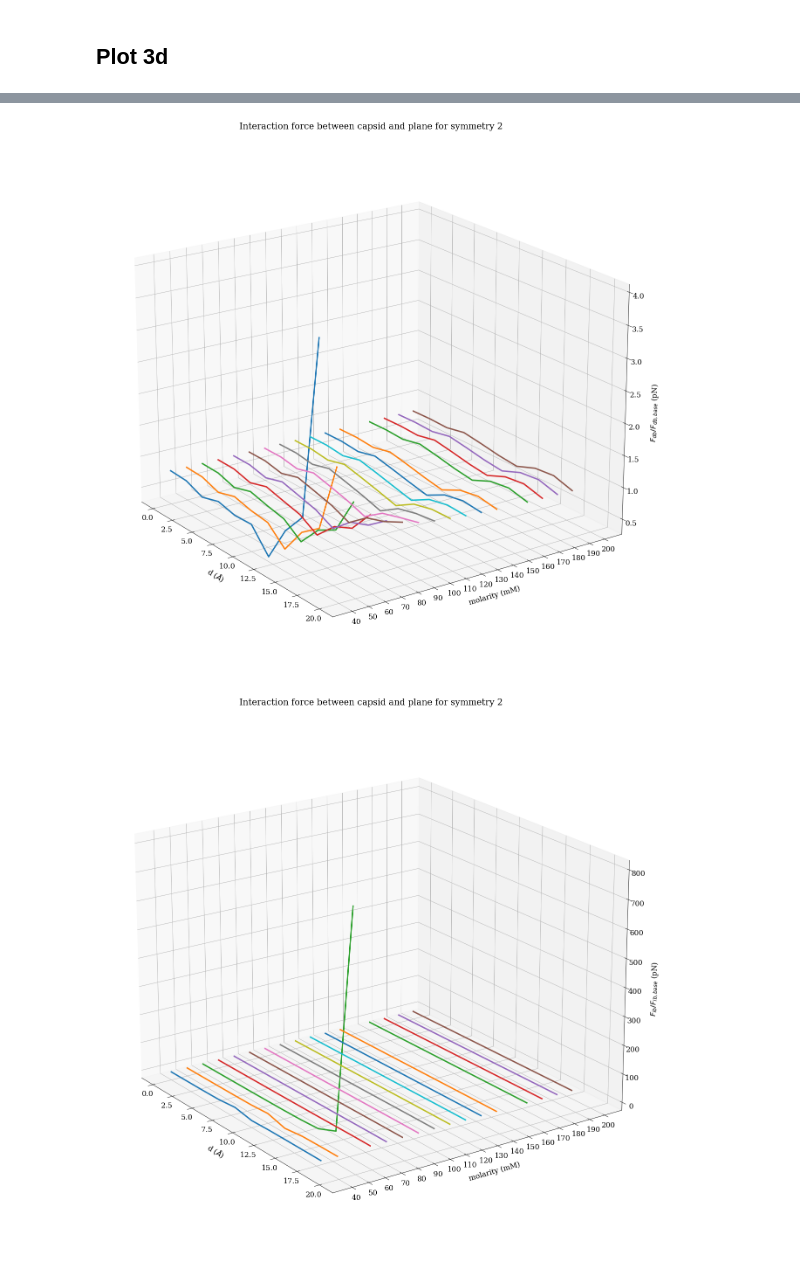
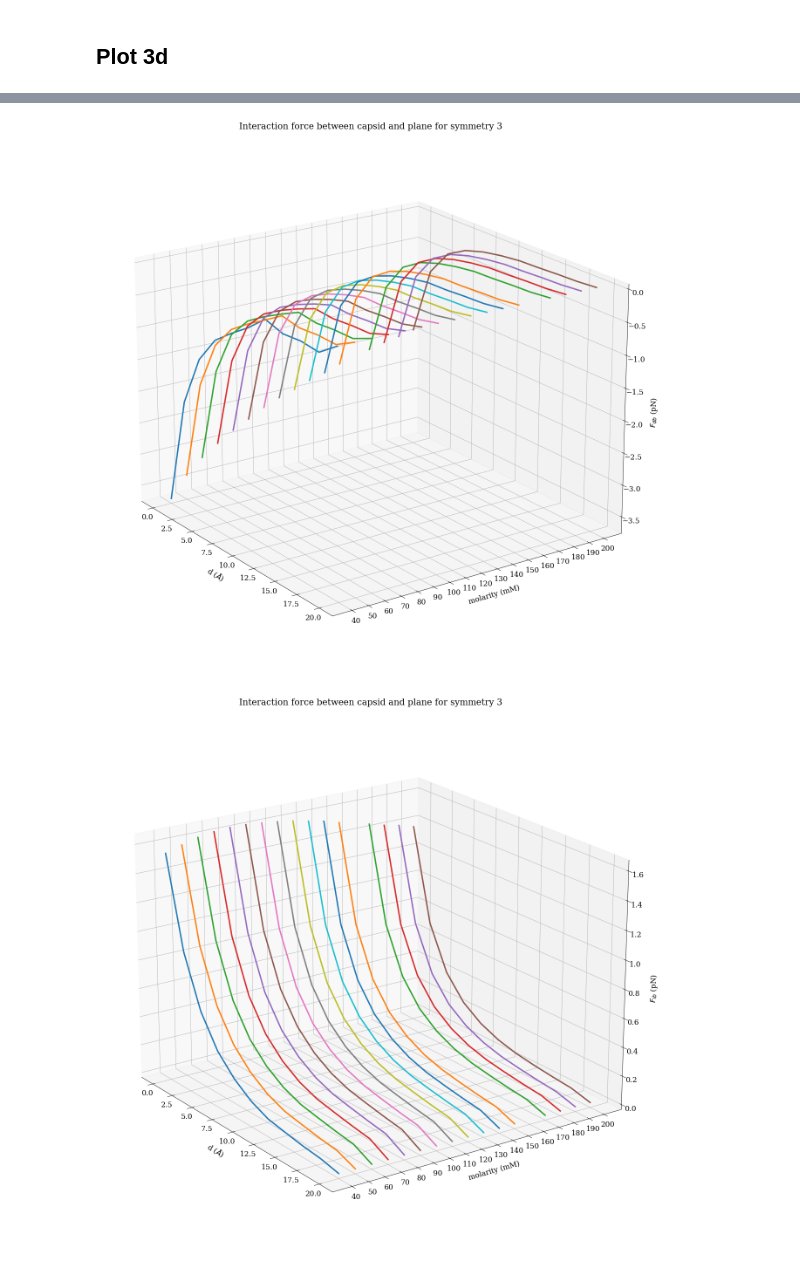
Before and after one commit to iaddison-smith/capsid_folds, a Jupyter notebook: Force_components_afmtip.ipynb, the cells around one changed output, grey strips where cells are left out. Drawn from its saved outputs; the diff is of its cells as text; code cells hidden in the pictures.

```diff
--- a/Force_components_afmtip.ipynb
+++ b/Force_components_afmtip.ipynb
@@ -104,7 +90,7 @@ plt.close()
 # %%
 # Plotting al molar values detected in results folder
 for molar in molar_data:
-    if int(molar) in [40,100,150,200]:
+    if int(molar) not in [160]:
         print('printing interaction force for %d mM' % int(molar))
-        zp.plot_force_components(data_sim_128_560 ,str(molar),sym=12856,fqf_calc=True)
+        zp.plot_force_components(data_sim,str(molar),sym=0,fqf_calc=False)
 # %% [output]
@@ -242,8 +241,8 @@ calculating interaction force for 200 mM
 delta_fqf_sym1,delta_fdb_sym1,delta_fib_sym1, F_bindx_sym1 = dict(), dict(), dict(), dict()
 
 for molar in molar_data[:]:
-    if int(molar) in [160]:
-        continue
+    # if int(molar) in [160]:
+    #     continue
     molar = str(molar)
     print('calculating interaction force for %d mM' % int(molar))
 
@@ -287,8 +286,8 @@ calculating interaction force for 200 mM
 delta_fqf_sym2,delta_fdb_sym2,delta_fib_sym2, F_bindx_sym2 = dict(), dict(), dict(), dict()
 
 for molar in molar_data:
-    if int(molar) in [160]:
-        continue
+    # if int(molar) in [160]:
+    #     continue
     molar = str(molar)
     print('calculating interaction force for %d mM' % int(molar))
 
@@ -332,8 +331,8 @@ calculating interaction force for 200 mM
 delta_fqf_sym3,delta_fdb_sym3,delta_fib_sym3, F_bindx_sym3 = dict(), dict(), dict(), dict()
 
 for molar in molar_data:
-    if molar in [160]:
-        continue
+    # if molar in [160]:
+    #     continue
     molar = str(molar)
     print('calculating interaction force for %d mM' % int(molar))
 
@@ -373,8 +372,8 @@ calculating interaction force for 200 mM
 # %% [markdown]
 ## Plot 3d
 # %%
-zp.plot_3d_lines(F_bindx_sym2, term='bind',sym=2,ratio=True,ratio_term=F_bindx_base)
-zp.plot_3d_lines(delta_fqf_sym2, term='qf',sym=2,ratio=True,ratio_term=delta_fqf_base)
-zp.plot_3d_lines(delta_fdb_sym2, term='db',sym=2,ratio=True,ratio_term=delta_fdb_base)
-zp.plot_3d_lines(delta_fib_sym2, term='ib',sym=2,ratio=True,ratio_term=delta_fib_base)
+zp.plot_3d_lines(F_bindx_sym3, term='bind',sym=3,ratio=False,ratio_term=F_bindx_base)
+zp.plot_3d_lines(delta_fqf_sym3, term='qf',sym=3,ratio=False,ratio_term=delta_fqf_base)
+zp.plot_3d_lines(delta_fdb_sym3, term='db',sym=3,ratio=False,ratio_term=delta_fdb_base)
+zp.plot_3d_lines(delta_fib_sym3, term='ib',sym=3,ratio=False,ratio_term=delta_fib_base)
 # %% [output]
@@ -383,2 +382,2 @@ zp.plot_3d_lines(delta_fib_sym2, term='ib',sym=2,ratio=True,ratio_term=delta_fib
-[figure, old version]
+[figure, new version]
-[figure, old version]
+[figure, new version]
```
Also changed, not shown: parts of 8 cells of this notebook, 17 other files.
